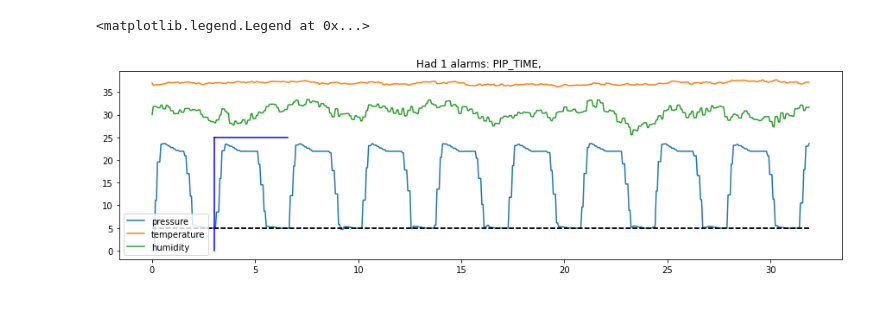
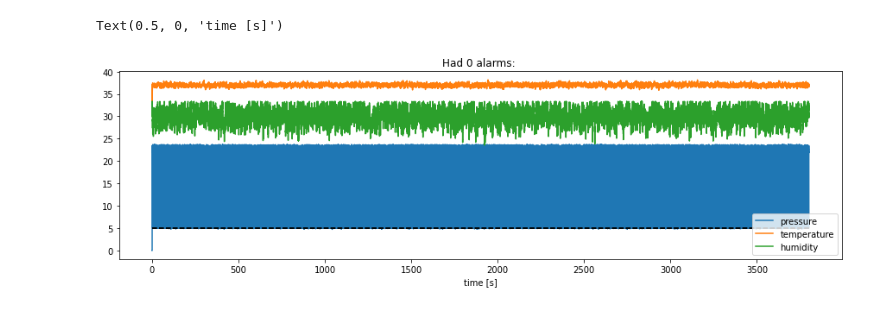
Before and after one commit to CohenLabPrinceton/pvp, a Jupyter notebook: sandbox/testPIDControllerClass.ipynb, the cells around one changed output. Cells and saved outputs as stored; diff of their text form; code cells hidden in the pictures.

```diff
--- a/sandbox/testPIDControllerClass.ipynb
+++ b/sandbox/testPIDControllerClass.ipynb
@@ -17,7 +17,7 @@ Controller.start()
 ls = []
 tt = []
 t0 = time.time()
-for t in np.arange(0, 30,0.05):
+for t in np.arange(0, 3600,0.05):
 
     if t%5==0:  # ask for a heartbeat from thread every 5 seconds
         print(Controller.heartbeat())
@@ -53,32 +64,33 @@ cc = Controller.get_control(control_setting_name = ValueName.PEEP)
 pip = cc.value
 
 pl.plot(tt, [s.pressure for s in ls], label = 'pressure')
 pl.plot(tt, [s.temp for s in ls], label = "temperature")
 pl.plot(tt, [s.humidity/3 for s in ls], label = "humidity")
 pl.plot([np.min(tt), np.max(tt)], [pip, pip], 'k--')
 pl.plot([np.min(tt), np.max(tt)], [peep, peep], 'k--')
 
 active_alarms = Controller.get_active_alarms()
 logged_alarms = Controller.get_logged_alarms()
 
 pc = 0
 for active_alarm_key in active_alarms.keys():
     alarm = active_alarms[active_alarm_key]
     pl.plot([alarm.alarm_start_time-t0+pc, alarm.alarm_start_time-t0+pc], [0,25], 'r-')
     pc += 0.1
 
 pc=0
 for alarm in logged_alarms:
     pl.plot([alarm.alarm_start_time-t0+pc, alarm.alarm_start_time-t0+pc], [0,25-7*pc], 'b-')
     pl.plot([alarm.alarm_start_time-t0+pc, alarm.alarm_end_time-t0+pc],  [25-7*pc,25-7*pc], 'b-')
     pc += 0.1
 
 s = "Had " + str(len(Controller.get_alarms())) + " alarms: "
 for alarm in Controller.get_alarms():
     s = s + alarm.alarm_name + ", "
 
 pl.title(s)
 pl.legend()
+pl.xlabel("time [s]")
 # %% [output]
-<matplotlib.legend.Legend at 0x...>
+Text(0.5, 0, 'time [s]')
-[figure, old version]
+[figure, new version]
```
Also changed, not shown: parts of 2 cells of this notebook, 1 other file.
